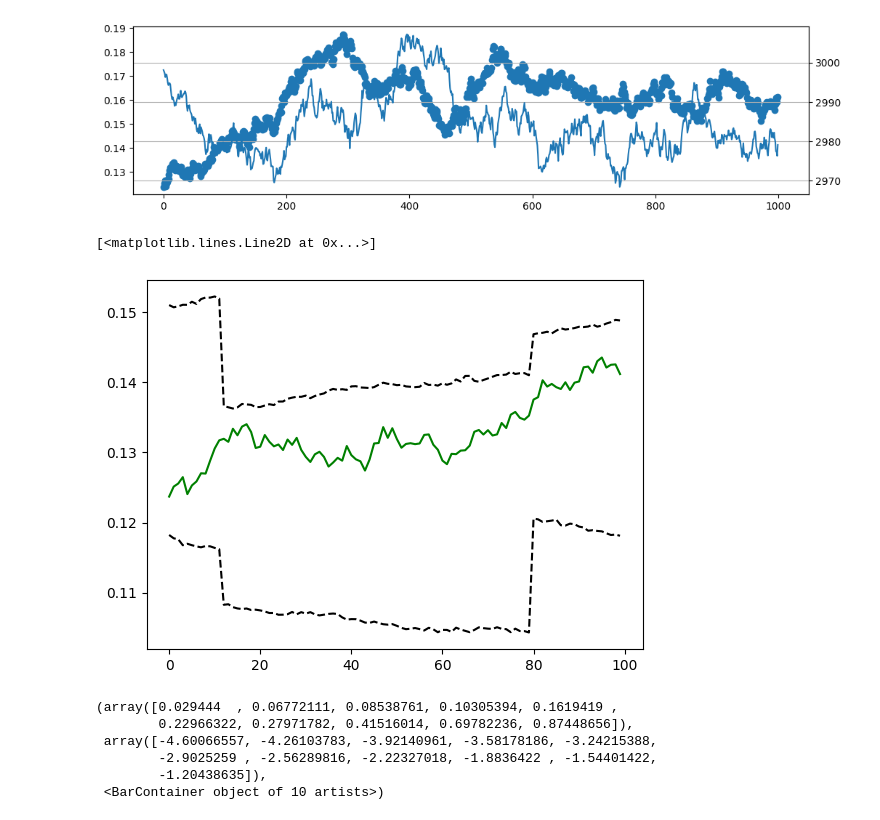
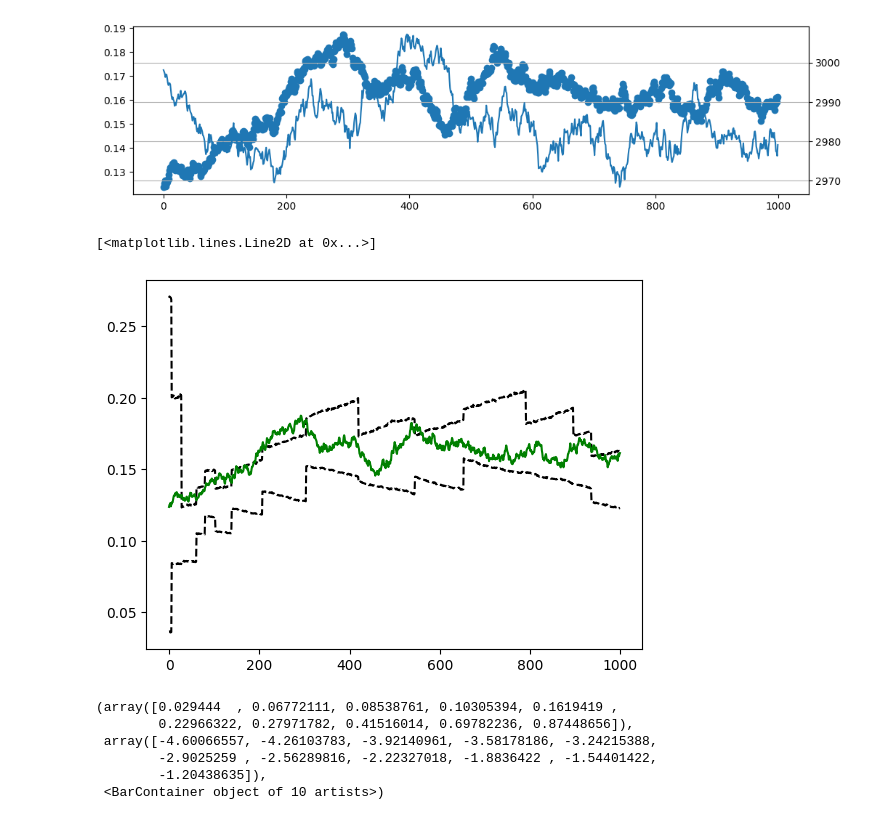
Before and after one commit to Tennessee-Wallaceh/seqjax, a Jupyter notebook: sketch.ipynb, the cells around one changed output. Drawn from its saved outputs; the diff is of its cells as text; code cells hidden in the pictures.

```diff
--- a/sketch.ipynb
+++ b/sketch.ipynb
@@ -101,10 +101,12 @@ import tqdm.notebook as tqdm
 
 num_particles = 1000
 log_weights, particles, basic_pf_step = configure_basic_particle_filter(target, num_particles, key)
+basic_pf_step = jax.jit(basic_pf_step)
 
 q_05s = []
 q_95s = []
 
+# TODO: this should be a jax scan
 for ix in tqdm.tqdm(range(num_steps)):
     observation = index_tree(ix, y_path)
     condition = index_tree(ix, observed_condition)
@@ -113,16 +115,16 @@ for ix in tqdm.tqdm(range(num_steps)):
     log_weights, particles = basic_pf_step(step_key, log_weights, particles, observation, condition, hyperparameters)
 
     p = resample_from_log_weights(step_key, log_weights, particles)
-    q_05, q_95 = jnp.quantile(jnp.exp(particles.log_vol), jnp.array([0.1, 0.9]))
+    q_05, q_95 = jnp.quantile(jnp.exp(particles.log_vol), jnp.array([0.05, 0.95]))
     q_05s.append(q_05)
     q_95s.append(q_95)
 # %%
 plt.plot(q_05s, linestyle='--', c='black')
 plt.plot(q_95s, linestyle='--', c='black')
-plt.plot(jnp.exp(x_path.log_vol[:100]), c='green')
+plt.plot(jnp.exp(x_path.log_vol), c='green')
 # %% [output]
 [<matplotlib.lines.Line2D at 0x...>]
-[figure, old version]
+[figure, new version]
 # %%
 # plt.hist(jnp.exp(init_particles.log_vol), alpha=0.3)
 
```
